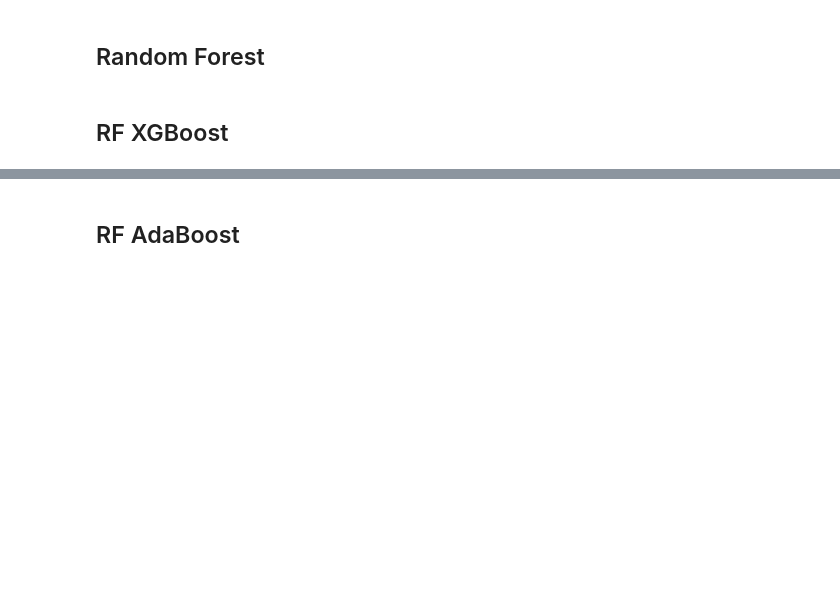
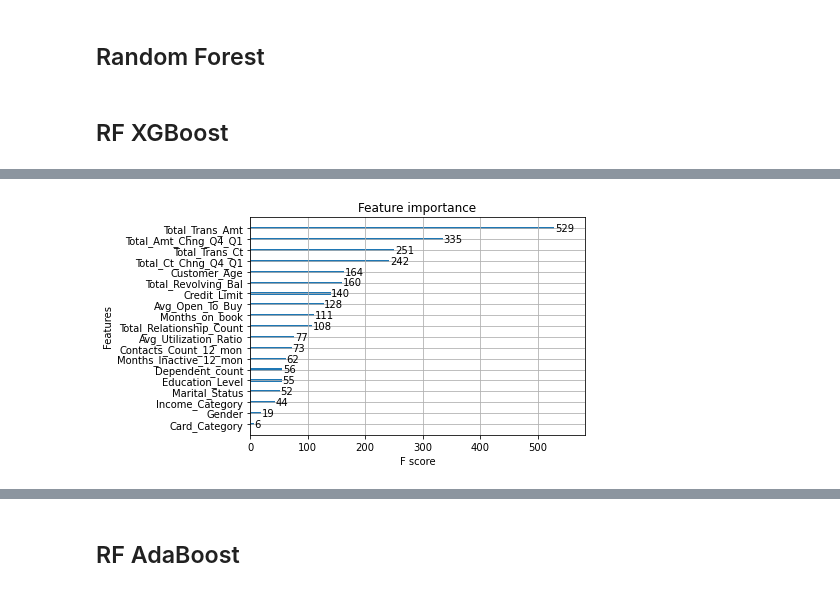
Before and after one commit to PaolaMalagon/Churn-Prediction-G2, a Jupyter notebook: Churn-Prediction-G2.ipynb, the cells around one changed output, grey strips where cells are left out. Saved outputs shown, nothing was run; the diff lists cells and outputs as text; code cells hidden in the pictures; blank space fills up the shorter version.

```diff
--- a/Churn-Prediction-G2.ipynb
+++ b/Churn-Prediction-G2.ipynb
@@ -487,0 +506,12 @@ The purpose of the model building stage is to create a highly function classific
+# %%
+# Assuming 'Gender', 'Education_Level', 'Marital_Status', 'Income_Category', and 'Card_Category' are categorical columns
+categorical_columns = ['Gender', 'Education_Level', 'Marital_Status', 'Income_Category', 'Card_Category']
+
+# Perform one-hot encoding on the categorical columns
+X_encoded = pd.get_dummies(X, columns=categorical_columns)
+# %%
+# Create an XGBoost Classifier
+model = xgb.XGBClassifier()
+
+# Fit the model to the data
+model.fit(X_encoded, y)
@@ -487,0 +527,16 @@ The purpose of the model building stage is to create a highly function classific
+# %%
+from sklearn.preprocessing import LabelEncoder
+
+# Assuming 'Gender', 'Education_Level', 'Marital_Status', 'Income_Category', and 'Card_Category' are categorical columns
+categorical_columns = ['Gender', 'Education_Level', 'Marital_Status', 'Income_Category', 'Card_Category']
+
+# Perform label encoding on the categorical columns
+label_encoder = LabelEncoder()
+for col in categorical_columns:
+    X[col] = label_encoder.fit_transform(X[col])
+# %%
+# Create an XGBoost Classifier
+model = xgb.XGBClassifier()
+
+# Fit the model to the data
+model.fit(X, y)
@@ -487,0 +590,5 @@ The purpose of the model building stage is to create a highly function classific
+# %%
+plot_importance(model)
+plt.show()
+# %% [output]
+[figure, added]
```
Also changed, not shown: parts of 8 cells of this notebook.
